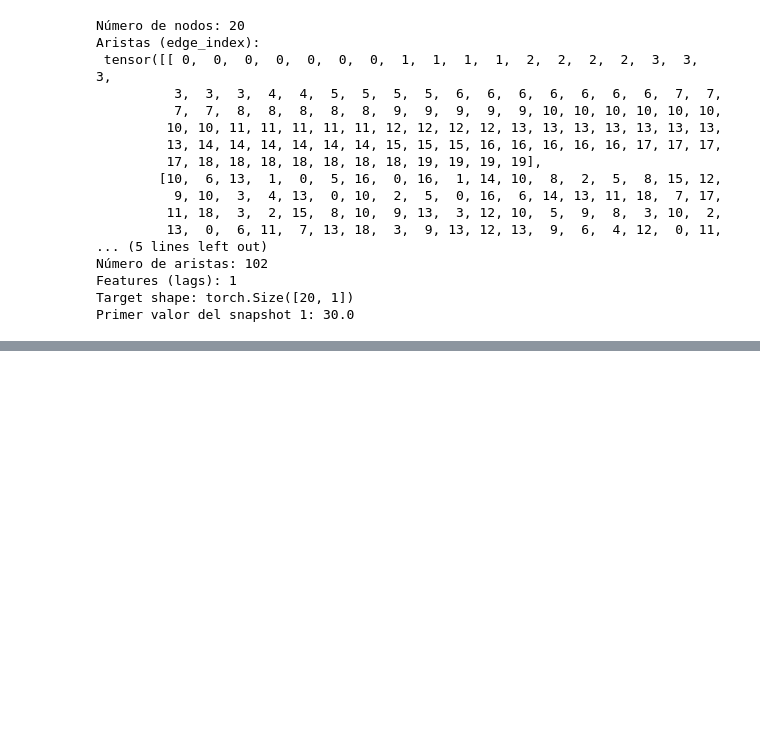
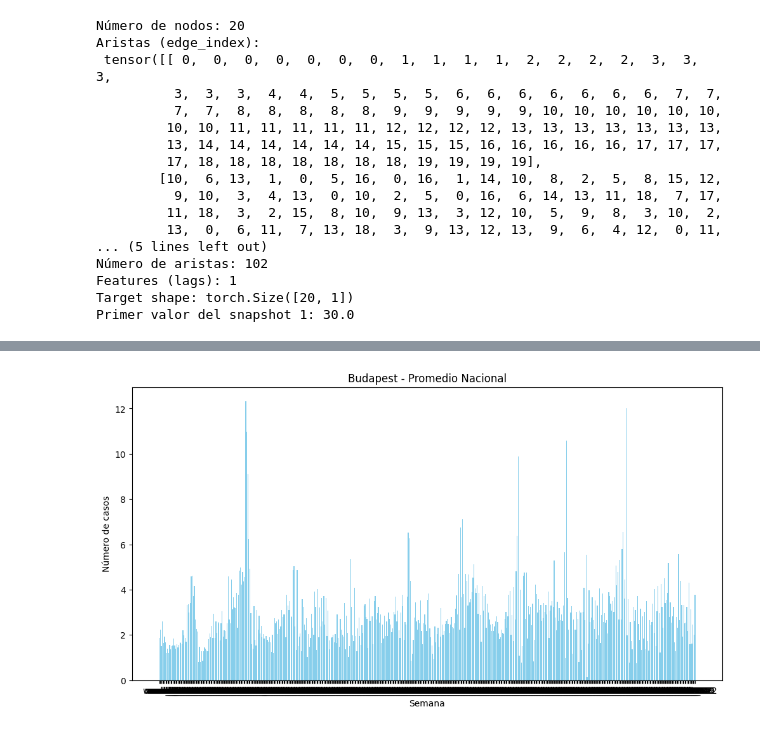
Before and after one commit to crisru2905/TG---Spatiotemporal-Graph, a Jupyter notebook: exploration-dataset.ipynb, the cells around one changed output, grey strips where cells are left out. Cells and saved outputs as stored; diff of their text form; code cells hidden in the pictures; blank space fills up the shorter version.

```diff
--- a/exploration-dataset.ipynb
+++ b/exploration-dataset.ipynb
@@ -745,0 +641,12 @@ Primer valor del snapshot 1: 30.0
+# %%
+# Promedio nacional semanal
+national_mean = dataframe_t.mean(axis=0)
+dataframe_t_national_norm = dataframe_t.div(national_mean, axis=1)
+
+# Promedio histórico regional
+regional_mean = dataframe_t.mean(axis=1)
+dataframe_t_regional_norm = dataframe_t.div(regional_mean, axis=0)
+
+# Promedio global
+global_mean = dataframe_t.values.mean()  # promedio total del dataset
+dataframe_t_global_norm = dataframe_t / global_mean
@@ -745,0 +675,12 @@ Primer valor del snapshot 1: 30.0
+# %%
+# Filtramos por distrito
+fila = dataframe_t_national_norm.loc['Budapest']
+
+plt.figure(figsize=(12,6))
+plt.bar(fila.index, fila.values, color='skyblue')
+plt.xlabel("Semana")
+plt.ylabel("Número de casos")
+plt.title("Budapest - Promedio Nacional")
+plt.show()
+# %% [output]
+[figure, added]
```
Also changed, not shown: parts of 15 cells of this notebook.
